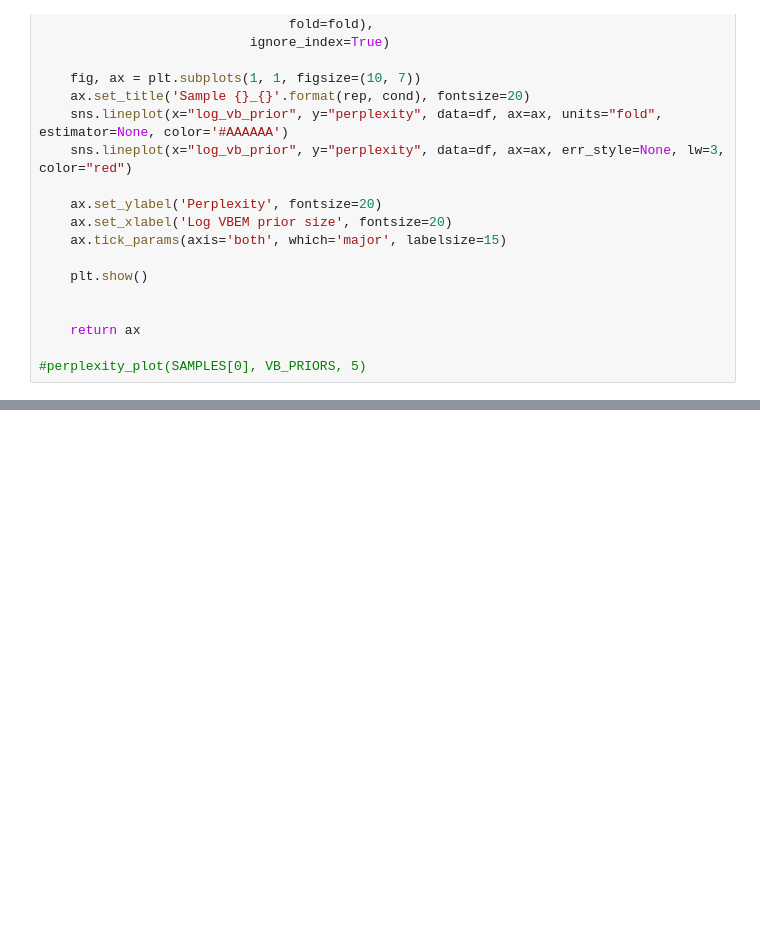
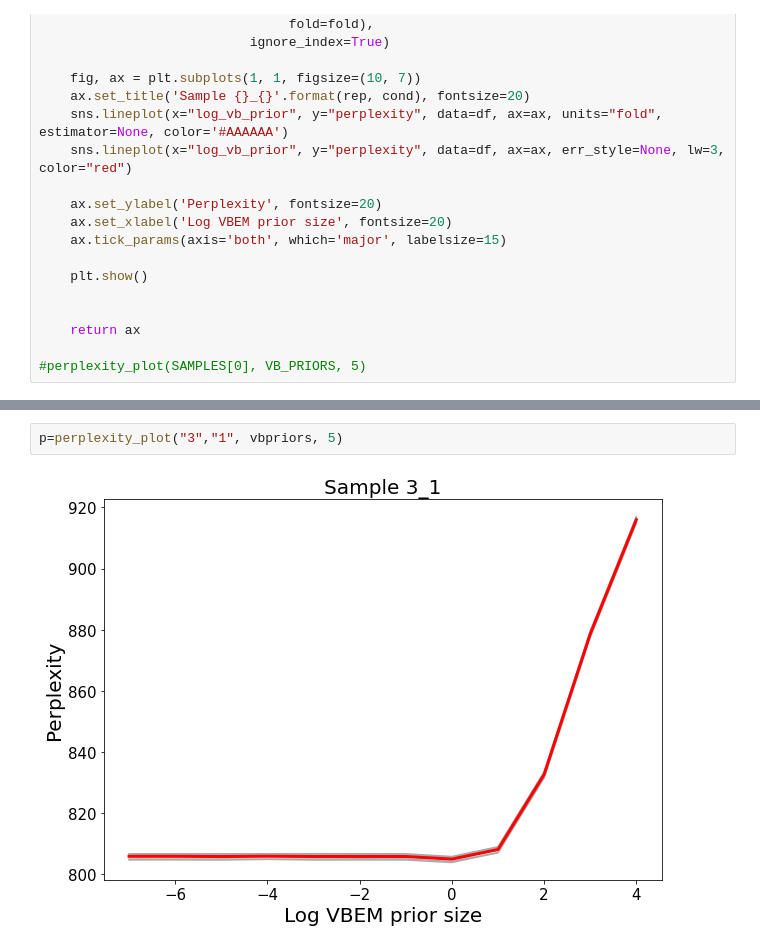
Before and after one commit to NPSDC/shoal_exeperiments, a Jupyter notebook: swim/notebooks/Perplexity Salmon.ipynb, the cells around one changed output, grey strips where cells are left out. Saved outputs shown, nothing was run; the diff lists cells and outputs as text; blank space fills up the shorter version.

```diff
--- a/swim/notebooks/Perplexity Salmon.ipynb
+++ b/swim/notebooks/Perplexity Salmon.ipynb
@@ -65,0 +66,4 @@ perplexity_plot("5","2", vbpriors, 5)
+# %%
+p=perplexity_plot("3","1", vbpriors, 5)
+# %% [output]
+[figure, added]
```
Also changed, not shown: parts of 5 cells of this notebook.
